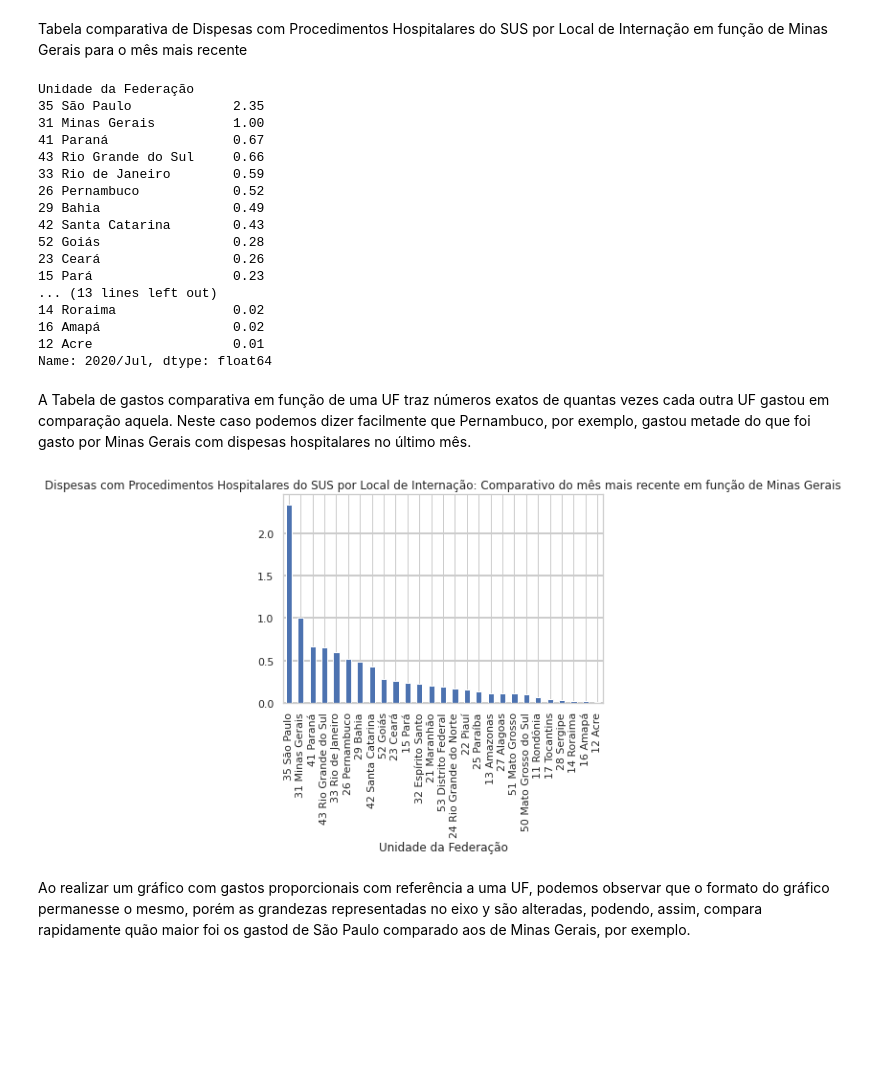
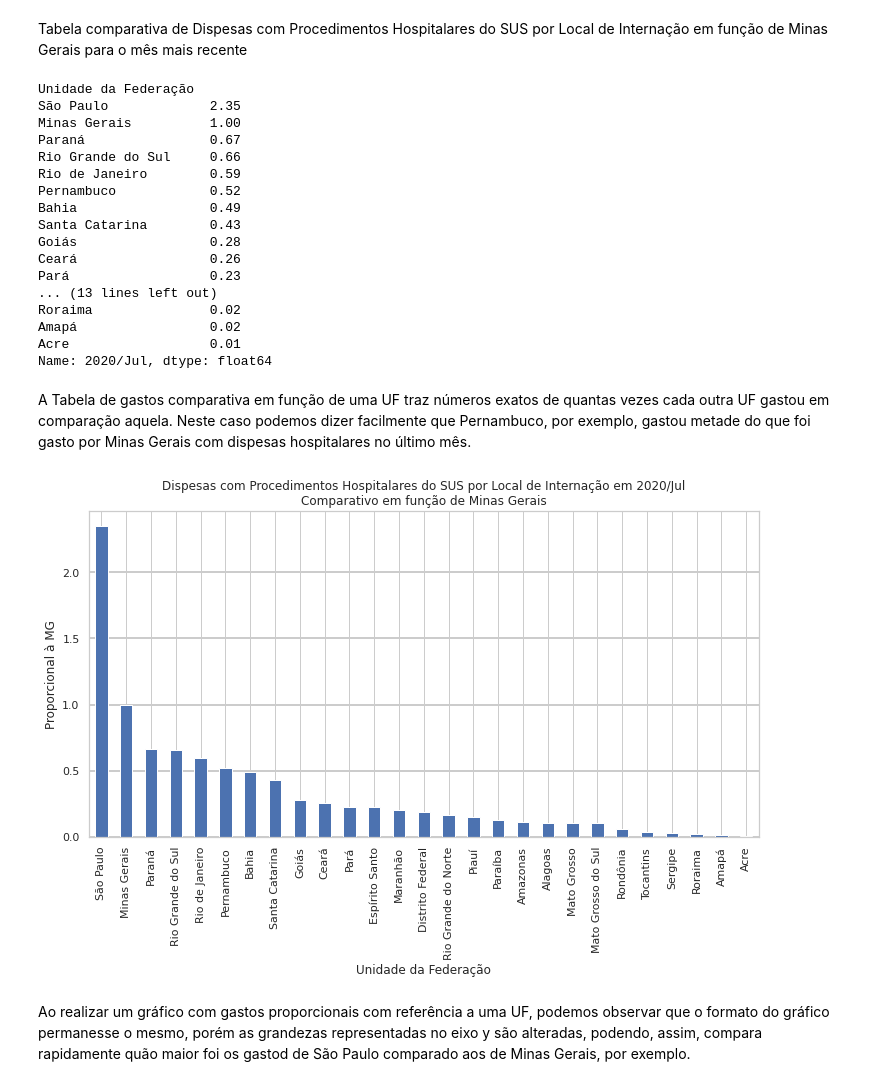
Before and after one commit to deboraaires/bootcamp_alura, a Jupyter notebook: Bootcamp_Datascience_Módulo_1.ipynb, the cells around one changed output. Saved outputs shown, nothing was run; the diff lists cells and outputs as text; code cells hidden in the pictures; blank space fills up the shorter version.

```diff
--- a/Bootcamp_Datascience_Módulo_1.ipynb
+++ b/Bootcamp_Datascience_Módulo_1.ipynb
@@ -952,3 +989,7 @@ gastos_mes_mais_recente.plot(kind='bar');
 Percebemos que no último mês, as UF com maiores gastos são São Paulo e Minas Gerais, as quais também são as UF com maiores gastos totais.
 # %% [markdown]
 ### Desafio 01: Buscar na documentação do Matplotlib como colocar um grid nos gráficos e adicionar nos gráficos de barra.
+# %%
+#remover os códigos das UF
+gastos_mes_mais_recente.index = gastos_mes_mais_recente.index.str[3:]
+gastos_mes_mais_recente.head()
@@ -962,34 +1014,35 @@ plt.grid(axis='y', linestyle='-', linewidth=2, color='r')
 # %% [markdown]
 Tabela comparativa de Dispesas com Procedimentos Hospitalares do SUS por Local de Internação em função de Minas Gerais para o mês mais recente
 # %%
-MG_Func_mes_mais_recente = gastos_mes_mais_recente/gastos_mes_mais_recente.loc['31 Minas Gerais']
+MG_Func_mes_mais_recente = gastos_mes_mais_recente/gastos_mes_mais_recente.loc['Minas Gerais']
 MG_Func_mes_mais_recente
 # %% [output]
 Unidade da Federação
-35 São Paulo             2.35
-31 Minas Gerais          1.00
-41 Paraná                0.67
-43 Rio Grande do Sul     0.66
-33 Rio de Janeiro        0.59
-26 Pernambuco            0.52
-29 Bahia                 0.49
-42 Santa Catarina        0.43
-52 Goiás                 0.28
-23 Ceará                 0.26
-15 Pará                  0.23
+São Paulo             2.35
+Minas Gerais          1.00
+Paraná                0.67
+Rio Grande do Sul     0.66
+Rio de Janeiro        0.59
+Pernambuco            0.52
+Bahia                 0.49
+Santa Catarina        0.43
+Goiás                 0.28
+Ceará                 0.26
+Pará                  0.23
 ... (13 lines left out)
-14 Roraima               0.02
-16 Amapá                 0.02
-12 Acre                  0.01
+Roraima               0.02
+Amapá                 0.02
+Acre                  0.01
 Name: 2020/Jul, dtype: float64
 # %% [markdown]
 A Tabela de gastos comparativa em função de uma UF traz números exatos de quantas vezes cada outra UF gastou em comparação aquela. Neste caso podemos dizer facilmente que Pernambuco, por exemplo, gastou metade do que foi gasto por Minas Gerais com dispesas hospitalares no último mês.
 # %%
-MG_Func_mes_mais_recente.plot(kind = "bar");
+MG_Func_mes_mais_recente.plot(kind = "bar", figsize=(12,6))
 plt.grid(axis='y',linestyle='-', linewidth=2)
-plt.title('Dispesas com Procedimentos Hospitalares do SUS por Local de Internação: Comparativo do mês mais recente em função de Minas Gerais');
+plt.title('Dispesas com Procedimentos Hospitalares do SUS por Local de Internação em 2020/Jul\nComparativo em função de Minas Gerais');
+plt.ylabel("Proporcional à MG");
 # %% [output]
-[figure, old version]
+[figure, new version]
 # %% [markdown]
 Ao realizar um gráfico com gastos proporcionais com referência a uma UF, podemos observar que o formato do gráfico permanesse o mesmo, porém as grandezas representadas no eixo y são alteradas, podendo, assim, compara rapidamente quão maior foi os gastod de São Paulo comparado aos de Minas Gerais, por exemplo.
 # %% [markdown]
```
Also changed, not shown: parts of 27 cells of this notebook.
